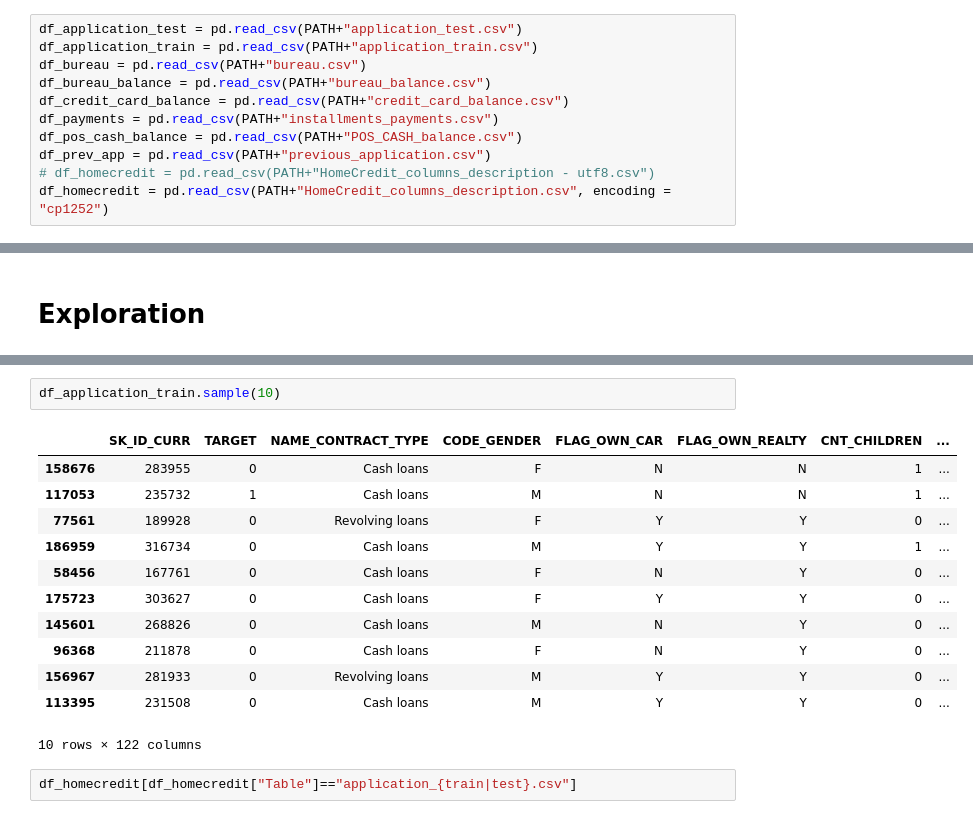
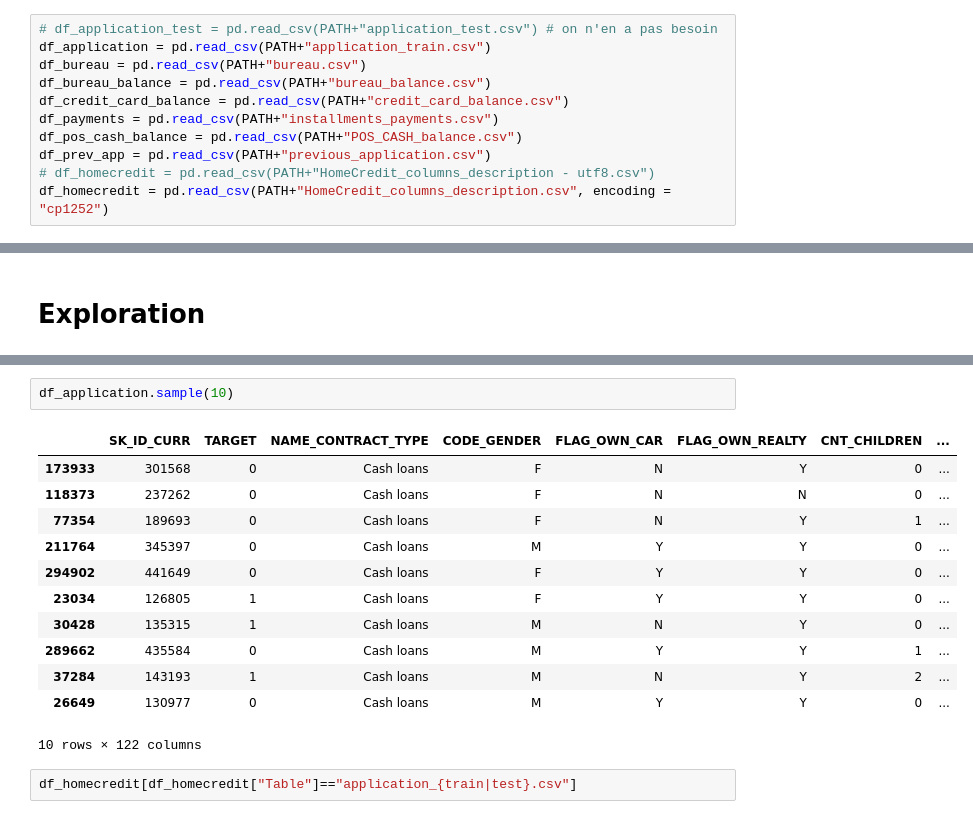
Before and after one commit to sunktoteca/OC-Parcours-DS-P7, a Jupyter notebook: modelisation/scoring - modelisation.ipynb, the cells around one changed output, grey strips where cells are left out. Cells and saved outputs as stored; diff of their text form.

Commit message:
garbage collecting, remplacement df_application_train par df_application, suppression de df_application_test

```diff
--- a/modelisation/scoring - modelisation.ipynb
+++ b/modelisation/scoring - modelisation.ipynb
@@ -32,8 +33,8 @@ previous_application.csv
 Projet+Mise+en+prod+-+home-credit-default-risk.zip
 sample_submission.csv
 # %%
-df_application_test = pd.read_csv(PATH+"application_test.csv")
-df_application_train = pd.read_csv(PATH+"application_train.csv")
+# df_application_test = pd.read_csv(PATH+"application_test.csv") # on n'en a pas besoin
+df_application = pd.read_csv(PATH+"application_train.csv")
 df_bureau = pd.read_csv(PATH+"bureau.csv")
 df_bureau_balance = pd.read_csv(PATH+"bureau_balance.csv")
 df_credit_card_balance = pd.read_csv(PATH+"credit_card_balance.csv")
@@ -66,19 +67,19 @@ df_application_train.describe()
 | max | 456255.000000 | 1.000000 | 19.000000 | 1.170000e+08 | 4.050000e+06 | 258025.500000 | 4.050000e+06 | ... |
 8 rows × 106 columns
 # %%
-df_application_train.sample(10)
+df_application.sample(10)
 # %% [output]
 |  | SK_ID_CURR | TARGET | NAME_CONTRACT_TYPE | CODE_GENDER | FLAG_OWN_CAR | FLAG_OWN_REALTY | CNT_CHILDREN | ... |
-| 158676 | 283955 | 0 | Cash loans | F | N | N | 1 | ... |
-| 117053 | 235732 | 1 | Cash loans | M | N | N | 1 | ... |
-| 77561 | 189928 | 0 | Revolving loans | F | Y | Y | 0 | ... |
-| 186959 | 316734 | 0 | Cash loans | M | Y | Y | 1 | ... |
-| 58456 | 167761 | 0 | Cash loans | F | N | Y | 0 | ... |
-| 175723 | 303627 | 0 | Cash loans | F | Y | Y | 0 | ... |
-| 145601 | 268826 | 0 | Cash loans | M | N | Y | 0 | ... |
-| 96368 | 211878 | 0 | Cash loans | F | N | Y | 0 | ... |
-| 156967 | 281933 | 0 | Revolving loans | M | Y | Y | 0 | ... |
-| 113395 | 231508 | 0 | Cash loans | M | Y | Y | 0 | ... |
+| 173933 | 301568 | 0 | Cash loans | F | N | Y | 0 | ... |
+| 118373 | 237262 | 0 | Cash loans | F | N | N | 0 | ... |
+| 77354 | 189693 | 0 | Cash loans | F | N | Y | 1 | ... |
+| 211764 | 345397 | 0 | Cash loans | M | Y | Y | 0 | ... |
+| 294902 | 441649 | 0 | Cash loans | F | Y | Y | 0 | ... |
+| 23034 | 126805 | 1 | Cash loans | F | Y | Y | 0 | ... |
+| 30428 | 135315 | 1 | Cash loans | M | N | Y | 0 | ... |
+| 289662 | 435584 | 0 | Cash loans | M | Y | Y | 1 | ... |
+| 37284 | 143193 | 1 | Cash loans | M | N | Y | 2 | ... |
+| 26649 | 130977 | 0 | Cash loans | M | Y | Y | 0 | ... |
 10 rows × 122 columns
 # %%
 df_homecredit[df_homecredit["Table"]=="application_{train|test}.csv"]
```
Also changed, not shown: parts of 22 cells of this notebook.
